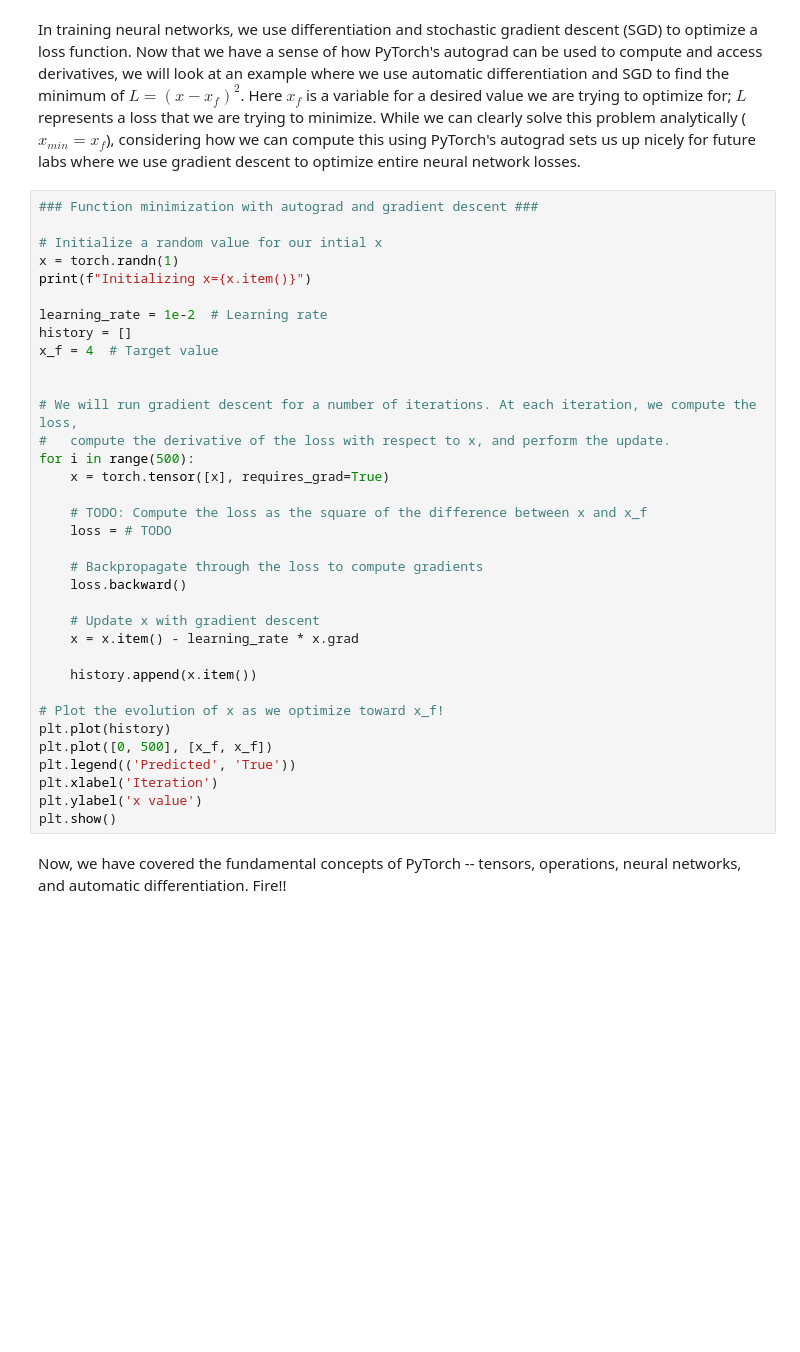
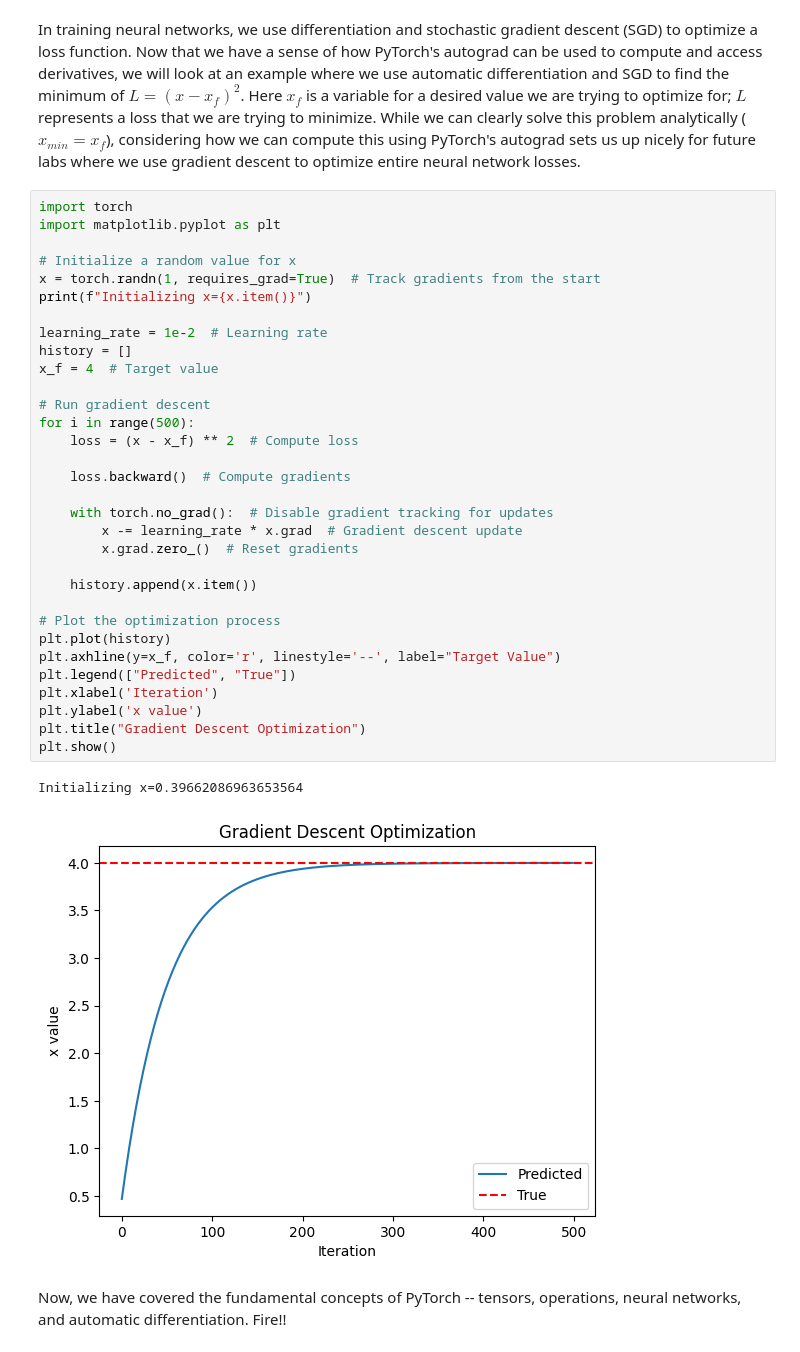
Before and after one commit to SeemaSingh15/learnDeepLearning-, a Jupyter notebook: lab1/PT_Part1_Intro.ipynb, the cells around one changed output. Cells and saved outputs as stored; diff of their text form; blank space fills up the shorter version.

```diff
--- a/lab1/PT_Part1_Intro.ipynb
+++ b/lab1/PT_Part1_Intro.ipynb
@@ -348,39 +358,39 @@ assert dy_dx == 6.0
 # %% [markdown]
 In training neural networks, we use differentiation and stochastic gradient descent (SGD) to optimize a loss function. Now that we have a sense of how PyTorch's autograd can be used to compute and access derivatives, we will look at an example where we use automatic differentiation and SGD to find the minimum of $ L=(x-x_f)^2 $. Here $x_f$ is a variable for a desired value we are trying to optimize for; $L$ represents a loss that we are trying to minimize. While we can clearly solve this problem analytically ($ x_{min}=x_f $), considering how we can compute this using PyTorch's autograd sets us up nicely for future labs where we use gradient descent to optimize entire neural network losses.
 # %%
-### Function minimization with autograd and gradient descent ###
+import torch
+import matplotlib.pyplot as plt
 
-# Initialize a random value for our intial x
-x = torch.randn(1)
+# Initialize a random value for x
+x = torch.randn(1, requires_grad=True)  # Track gradients from the start
 print(f"Initializing x={x.item()}")
 
 learning_rate = 1e-2  # Learning rate
 history = []
 x_f = 4  # Target value
 
+# Run gradient descent
+for i in range(500):
+    loss = (x - x_f) ** 2  # Compute loss
 
-# We will run gradient descent for a number of iterations. At each iteration, we compute the loss,
-#   compute the derivative of the loss with respect to x, and perform the update.
-for i in range(500):
-    x = torch.tensor([x], requires_grad=True)
+    loss.backward()  # Compute gradients
 
-    # TODO: Compute the loss as the square of the difference between x and x_f
-    loss = # TODO
-
-    # Backpropagate through the loss to compute gradients
-    loss.backward()
-
-    # Update x with gradient descent
-    x = x.item() - learning_rate * x.grad
+    with torch.no_grad():  # Disable gradient tracking for updates
+        x -= learning_rate * x.grad  # Gradient descent update
+        x.grad.zero_()  # Reset gradients
 
     history.append(x.item())
 
-# Plot the evolution of x as we optimize toward x_f!
+# Plot the optimization process
 plt.plot(history)
-plt.plot([0, 500], [x_f, x_f])
-plt.legend(('Predicted', 'True'))
+plt.axhline(y=x_f, color='r', linestyle='--', label="Target Value")
+plt.legend(["Predicted", "True"])
 plt.xlabel('Iteration')
 plt.ylabel('x value')
+plt.title("Gradient Descent Optimization")
 plt.show()
+# %% [output]
+Initializing x=0.39662086963653564
+[figure, added]
 # %% [markdown]
 Now, we have covered the fundamental concepts of PyTorch -- tensors, operations, neural networks, and automatic differentiation. Fire!!
```
Also changed, not shown: parts of 5 cells of this notebook.
